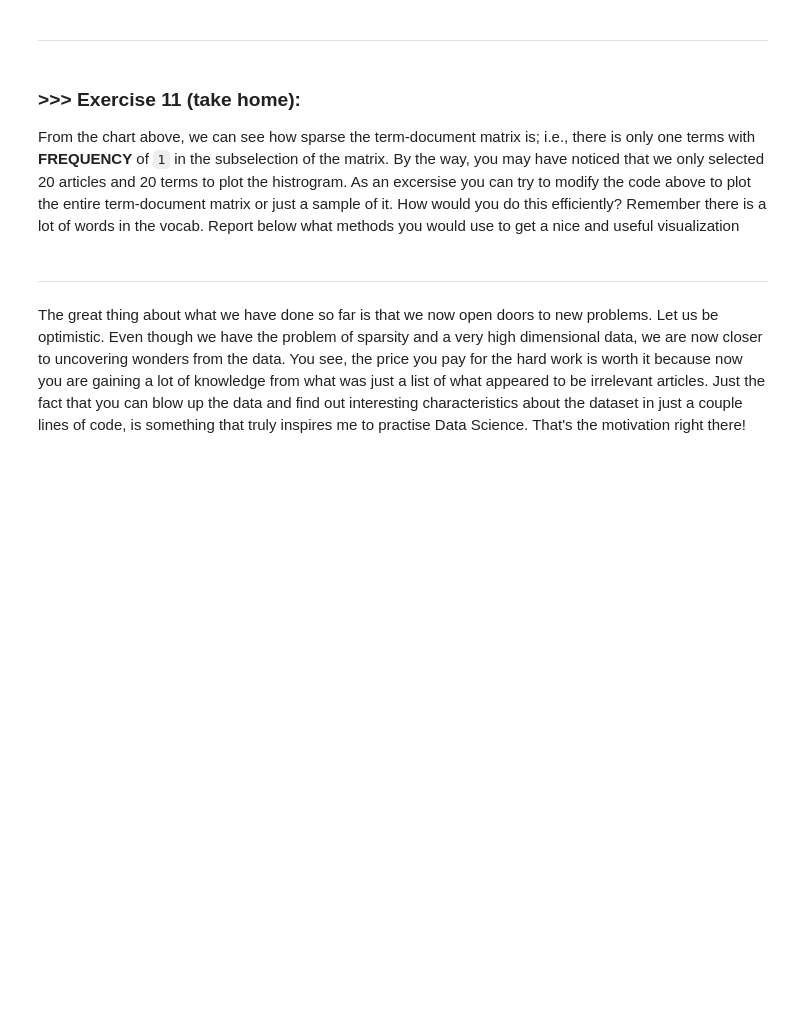
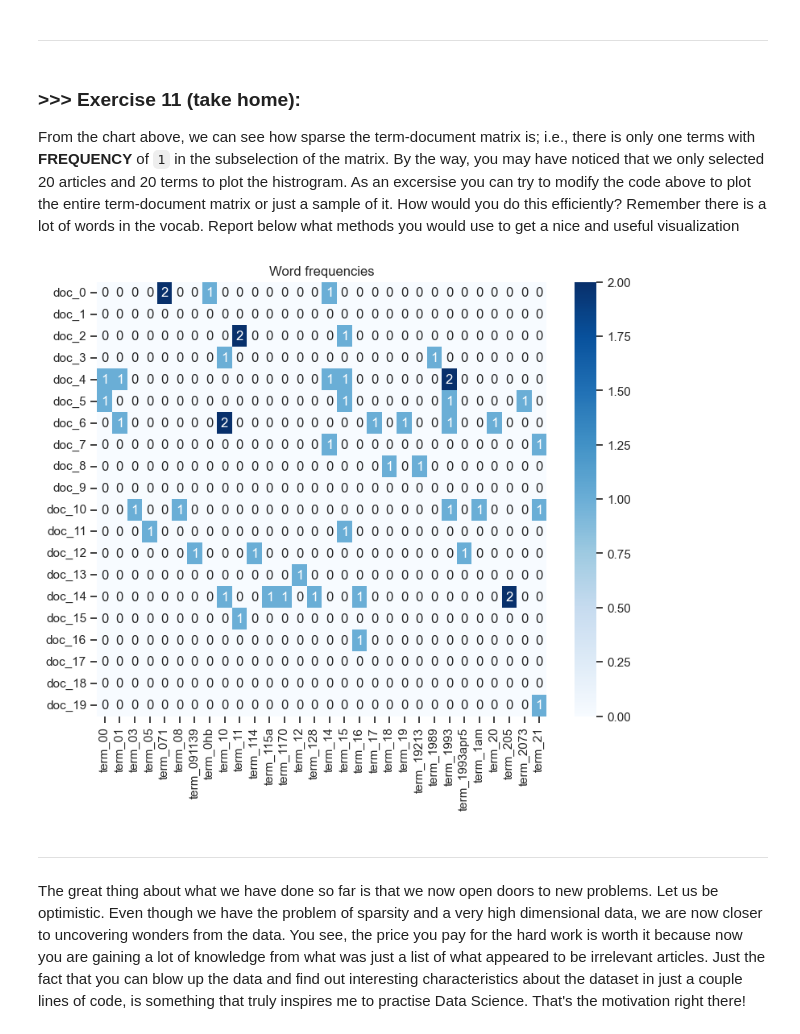
Before and after one commit to CedricCVT/DM2025-Lab1-Exercise, a Jupyter notebook: DM2025-Lab1-Master.ipynb, the cells around one changed output. Saved outputs shown, nothing was run; the diff lists cells and outputs as text; code cells hidden in the pictures; blank space fills up the shorter version.

```diff
--- a/DM2025-Lab1-Master.ipynb
+++ b/DM2025-Lab1-Master.ipynb
@@ -1100,3 +1102,31 @@ From the chart above, we can see how sparse the term-document matrix is; i.e., t
+# %%
+# Answer here
+'''
+We are going to remove every term who doesnt appear in any of the chosen documents
+'''
+
+#chose docs and number of terms
+n_doc = 20
+n_terms = 30
+
+doc_names = ["doc_"+ str(i) for i in range(n_doc)]
+frequency = X_counts[0:n_doc, :].toarray()
+
+# find words that appear at least once
+words_that_appear = np.where(frequency.sum(axis=0)>0)[0]
+top_words_idx = words_that_appear[:n_terms]
+
+# get word names and data
+top_words = ["term_"+str(count_vect.get_feature_names_out()[i]) for i in top_words_idx]
+top_word_data = frequency[:, top_words_idx]
+
+#create df for heatmap and plot
+df_heatmap = pd.DataFrame(top_word_data, columns=top_words, index=doc_names)
+sns.heatmap(df_heatmap, cmap="Blues", annot=True)
+plt.title("Word frequencies")
+plt.show()
+# %% [output]
+[figure, added]
 # %% [markdown]
 ---
 # %% [markdown]
```
Also changed, not shown: parts of 20 cells of this notebook.
